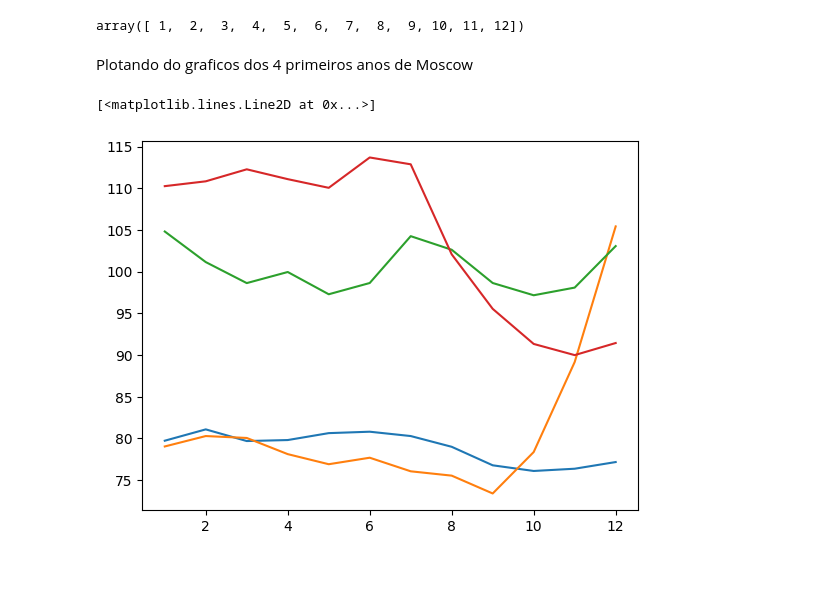
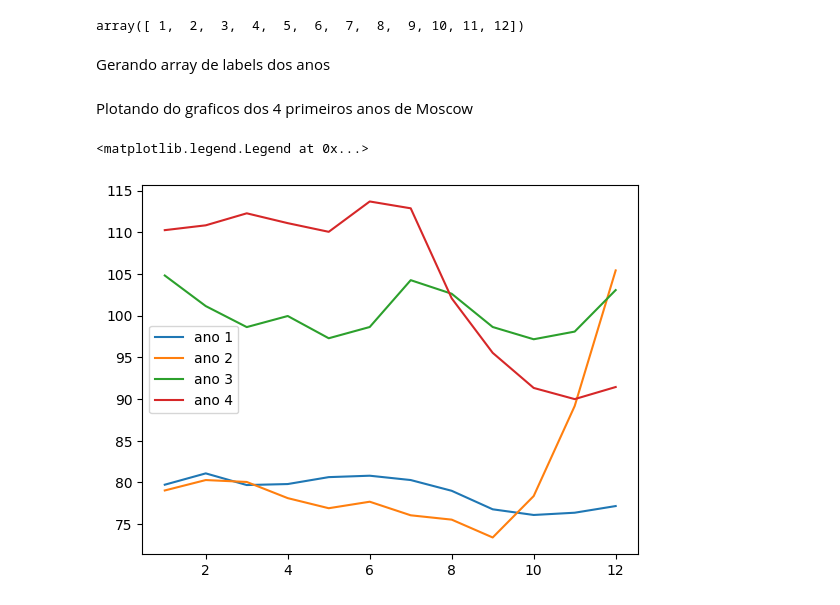
Before and after one commit to carlosclaudinolima/aulaspython, a Jupyter notebook: numpy_01.ipynb, the cells around one changed output. Saved outputs shown, nothing was run; the diff lists cells and outputs as text; code cells hidden in the pictures; blank space fills up the shorter version.

```diff
--- a/numpy_01.ipynb
+++ b/numpy_01.ipynb
@@ -79,13 +79,18 @@ meses = np.arange(1, 13, 1)
 meses
 # %% [output]
 array([ 1,  2,  3,  4,  5,  6,  7,  8,  9, 10, 11, 12])
+# %% [markdown]
+Gerando array de labels dos anos
+# %%
+label_anos = [f"ano {i}" for i in range(1, 5)]
 # %% [markdown]
 Plotando do graficos dos 4 primeiros anos de Moscow
 # %%
 plt.plot(meses, moscow_ano1)
 plt.plot(meses, moscow_ano2)
 plt.plot(meses, moscow_ano3)
 plt.plot(meses, moscow_ano4)
+plt.legend(label_anos)
 # %% [output]
-[<matplotlib.lines.Line2D at 0x...>]
+<matplotlib.legend.Legend at 0x...>
-[figure, old version]
+[figure, new version]
```
